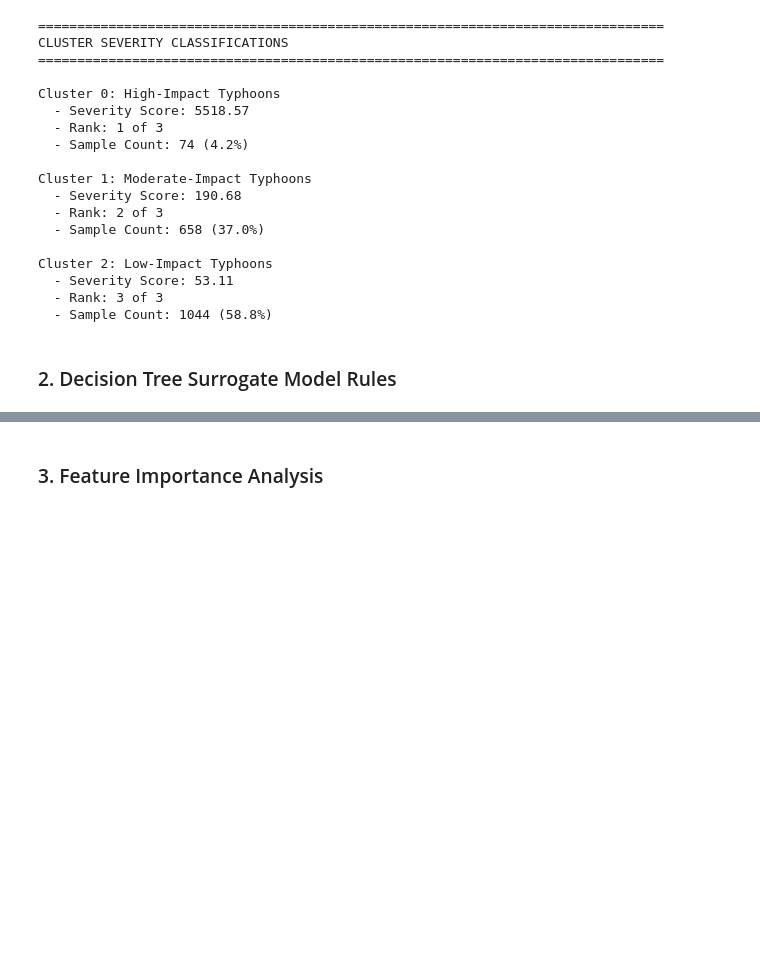
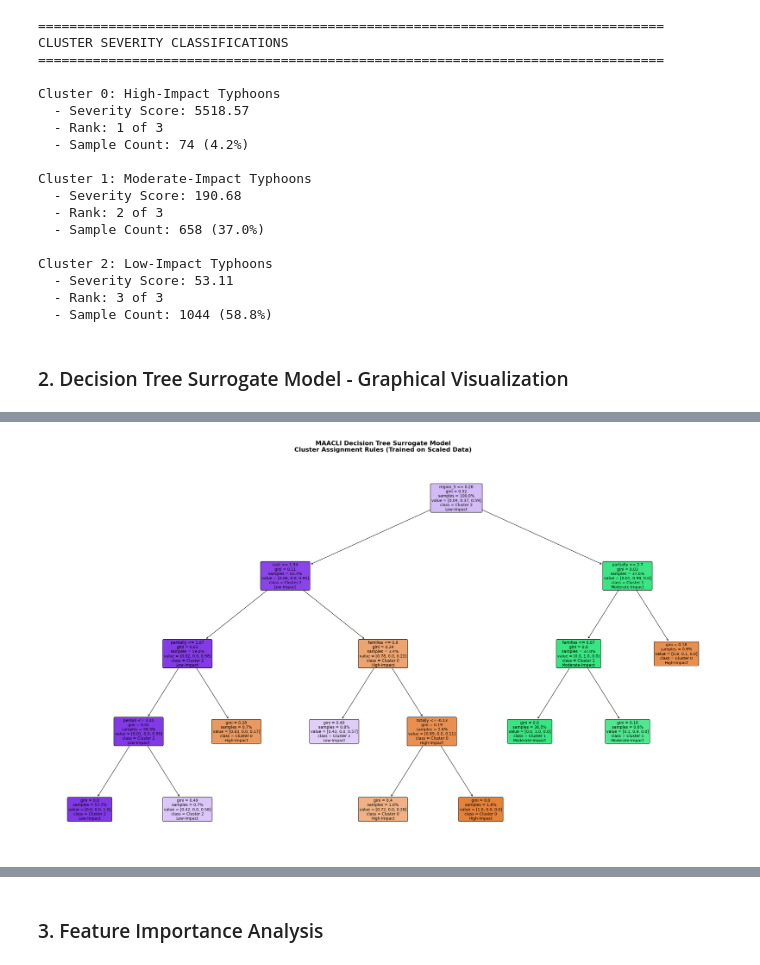
Before and after one commit to hirajya/K-Prototypes-Clustering-Algorithm-for-Post-Tropical-Cyclone-Impact-Profiling-in-the-Philippines, a Jupyter notebook: notebooks/Level Clustering/type_clustering_Kmeans.ipynb, the cells around one changed output, grey strips where cells are left out. Drawn from its saved outputs; the diff is of its cells as text; code cells hidden in the pictures; blank space fills up the shorter version.

Commit message:
not done maacli

```diff
--- a/notebooks/Level Clustering/type_clustering_Kmeans.ipynb
+++ b/notebooks/Level Clustering/type_clustering_Kmeans.ipynb
@@ -1330,23 +1325,80 @@ Cluster 2: Low-Impact Typhoons
   - Rank: 3 of 3
   - Sample Count: 1044 (58.8%)
 # %% [markdown]
-### 2. Decision Tree Surrogate Model Rules
+### 2. Decision Tree Surrogate Model - Graphical Visualization
 # %%
-# Generate decision tree rules for cluster interpretation
+# Generate decision tree visualization for cluster interpretation
 print("=" * 80)
-print("DECISION TREE RULES FOR CLUSTER ASSIGNMENT")
+print("DECISION TREE VISUALIZATION FOR CLUSTER ASSIGNMENT")
 print("=" * 80)
-print("\nNote: Decision tree trained on SCALED data (same space as clustering)")
+print("\nNote: Decision tree trained on SCALED data (same space as clustering)\n")
 
+# Train the decision tree
 tree_rules = maacli.train_surrogate_decision_tree(max_depth=4)
-print("\nDecision Tree Rules (on scaled features):")
-print(tree_rules)
 
-# Display decision tree accuracy on scaled data
+# Get numeric columns for visualization
 numeric_cols = df_scaled.select_dtypes(include=[np.number]).columns.tolist()
 numeric_cols = [col for col in numeric_cols if col != 'cluster']
 X_tree = df_scaled[numeric_cols].values
+
+# Calculate accuracy
 tree_accuracy = maacli.decision_tree.score(X_tree, cluster_labels)
-print(f"\nSurrogate Model Accuracy (on scaled data): {tree_accuracy:.4f} ({tree_accuracy*100:.2f}%)")
+print(f"Surrogate Model Accuracy (on scaled data): {tree_accuracy:.4f} ({tree_accuracy*100:.2f}%)")
+
+# Print text-based tree rules
+print("\n" + "="*80)
+print("DECISION TREE RULES (TEXT FORMAT)")
+print("="*80)
+print(tree_rules)
+
+# Create class names based on severity classifications
+class_names = []
+for i in range(maacli.n_clusters):
+    if i in severity_classifications:
+        label = severity_classifications[i]['label']
+        class_names.append(f"Cluster {i}\n{label}")
+    else:
+        class_names.append(f"Cluster {i}")
+
+# Plot the decision tree
+print("\n" + "="*80)
+print("DECISION TREE GRAPHICAL VISUALIZATION")
+print("="*80)
+print("\nGenerating graphical tree visualization...\n")
+
+fig, ax = plt.subplots(figsize=(25, 15))
+
+plot_tree(
+    maacli.decision_tree,
+    feature_names=numeric_cols,
+    class_names=class_names,
+    filled=True,
+    rounded=True,
+    fontsize=10,
+    ax=ax,
+    proportion=True,
+    precision=2,
+    impurity=True
+)
+
+ax.set_title('MAACLI Decision Tree Surrogate Model\nCluster Assignment Rules (Trained on Scaled Data)',
+             fontsize=16, fontweight='bold', pad=20)
+
+plt.tight_layout()
+plt.show()
+plt.close(fig)
+
+print("\n" + "="*80)
+print("DECISION TREE INTERPRETATION GUIDE")
+print("="*80)
+print("\nHow to read the tree:")
+print("  • Each box represents a decision node or leaf")
+print("  • Top line shows the splitting condition (feature <= threshold)")
+print("  • 'gini' shows the Gini impurity (lower = purer node)")
+print("  • 'samples' shows the proportion of samples at that node")
+print("  • 'value' shows the distribution across clusters")
+print("  • 'class' shows the predicted cluster at that node")
+print("  • Colors indicate the dominant cluster (darker = more confident)")
+print("="*80)
 # %% [output]
 ================================================================================
@@ -1368,0 +1413 @@ Surrogate Model Accuracy (on scaled data): 0.9876 (98.76%)
+[figure, added]
```
Also changed, not shown: parts of 5 cells of this notebook, 1 other file.
